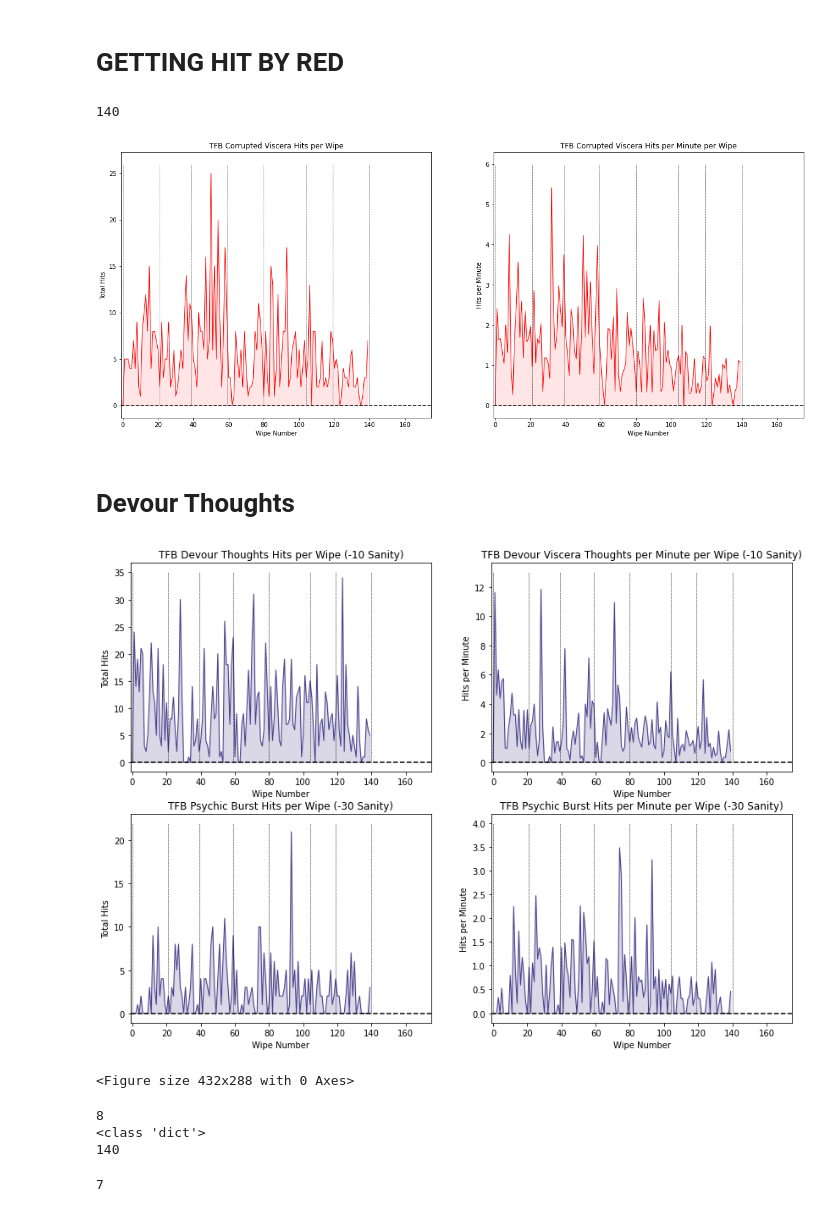
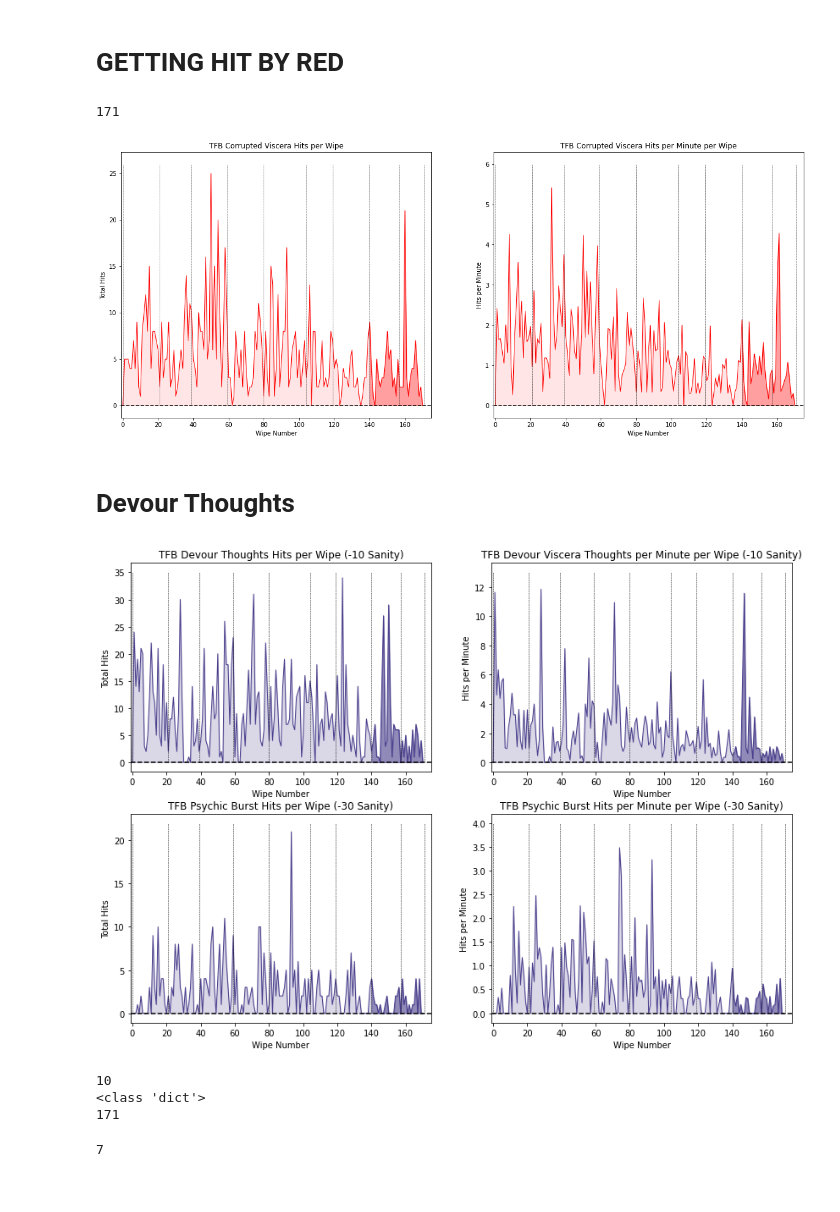
Before and after one commit to yma3/TheFriendlyBunch-WCLogs-Analysis, a Jupyter notebook: WCLogs.ipynb, the cells around one changed output. Cells and saved outputs as stored; diff of their text form; code cells hidden in the pictures.

```diff
--- a/WCLogs.ipynb
+++ b/WCLogs.ipynb
@@ -77,6 +84,7 @@ for friend in data2['friendlies']:
 # %%
 # For each grouped report, get each individual fight
 allfight_lengths = []
+allfight_bosshps = []
 fightlength_byid = {}
 for report in nzothlogs:
   with urllib.request.urlopen("https://www.warcraftlogs.com:443/v1/report/fights/" + report['id'] + '?api_key=' + APIKEY) as url:
@@ -90,6 +98,11 @@ for report in nzothlogs:
       endtime = fight['end_time']
       totaltime = (endtime-starttime)/1e3 # Convert ms to s
       allfight_lengths.append(totaltime)
+      if 'bossPercentage' not in fight.keys():
+        print(fight)
+        allfight_bosshps.append(100)
+      else:
+        allfight_bosshps.append(fight['bossPercentage']/100)
       fighttuples_list.append((starttime, endtime))
     fightlength_byid[report['id']] = fighttuples_list
 print(len(allfight_lengths))
@@ -146,0 +168,17 @@ plt.savefig(dir+'fightlength.png', format='png')
+# %%
+'''wipe_segments = []
+bosshps_segments = []
+for i in range(len(wipedays[:-2])):
+  startbound, endbound = wipedays[i], wipedays[i+2]
+  bosshpdata = allfight_bosshps[startbound:endbound]
+  wipenum = sorted(range(len(bosshpdata)), key=lambda k: bosshpdata[k])
+  for i in range(len(wipenum)):
+    wipenum[i] += startbound
+  bosshpdata.sort()
+  top10wipenum = wipenum[:10]
+  top10bosshpdata = bosshpdata[:10]
+  wipe_segments.append(top10wipenum)
+  bosshps_segments.append(top10bosshpdata)
+  print(wipenum)
+  print(bosshpdata)
+  # print(len(bosshpdata))'''
@@ -146,0 +206,16 @@ plt.savefig(dir+'fightlength.png', format='png')
+# %%
+'''from sklearn.linear_model import LinearRegression
+import numpy as np
+linearregression = LinearRegression()
+
+for i in range(len(wipe_segments)):
+  X = np.array(wipe_segments[i])
+  y = np.array(bosshps_segments[i])
+  X = np.reshape(X, (-1,1))
+  y = np.reshape(y, (-1,1))
+
+  print(X.shape, y.shape)
+
+  model = linearregression.fit(X, y)
+  print(model.intercept_, model.coef_)
+  '''
@@ -168,7 +374,7 @@ for reportcode, timelist in tqdm(fightlength_byid.items()):
       hitbyreds.append(len(data['events']))
 print(len(hitbyreds))
 # %% [output]
-140
+171
 # %%
 # Normalize hitbyreds?
 
@@ -181,34 +387,37 @@ plt.figure(2, figsize=(20,8))
 
 ax1 = plt.subplot(121)
 ax1.plot(hitbyreds, color='red', linewidth=1)
 ax1.fill_between(range(len(hitbyreds)), hitbyreds, alpha=0.1, color='red')
+ax1.fill_between(range(WIPES_UP_TO_LAST, len(hitbyreds)), hitbyreds[WIPES_UP_TO_LAST:], alpha=0.3, color='red')
 ax1.plot(range(-1, X_LIM+10), [0 for i in range(-1, X_LIM+10)], color='black', linestyle='--')
 
 for day in wipedays:
   ax1.plot([day for i in range(0, 27)], range(0, 27), color='black', linestyle='--', linewidth=0.5)
 
 plt.xlim([-1, X_LIM])
 ax1.set_xlabel('Wipe Number')
 ax1.set_ylabel('Total Hits')
 ax1.set_title('TFB Corrupted Viscera Hits per Wipe')
 
 ax2 = plt.subplot(122)
 ax2.plot(hitbyreds_norm, color='red', linewidth=1)
 ax2.fill_between(range(len(hitbyreds_norm)), hitbyreds_norm, alpha=0.1, color='red')
+ax2.fill_between(range(WIPES_UP_TO_LAST, len(hitbyreds_norm)), hitbyreds_norm[WIPES_UP_TO_LAST:], alpha=0.3, color='red')
+
 ax2.plot(range(-1, X_LIM+10), [0 for i in range(-1, X_LIM+10)], color='black', linestyle='--')
 
 for day in wipedays:
   ax2.plot([day for i in range(0, 7)], range(0, 7), color='black', linestyle='--', linewidth=0.5)
 
 ax2.set_xlabel('Wipe Number')
 ax2.set_ylabel('Hits per Minute')
 ax2.set_title('TFB Corrupted Viscera Hits per Minute per Wipe')
 plt.xlim([-1, X_LIM])
 
 plt.savefig(dir+'corruptedviscera.png', format='png')
 plt.show()
 # %% [output]
-[figure, old version]
+[figure, new version]
 # %% [markdown]
 # Devour Thoughts
 # %%
@@ -241,6 +450,8 @@ plt.figure(3, figsize=(14,10))
 ax1 = plt.subplot(221)
 ax1.plot(hitbydt, color='darkslateblue', linewidth=1)
 ax1.fill_between(range(len(hitbydt)), hitbydt, alpha=0.2, color='darkslateblue')
+ax1.fill_between(range(WIPES_UP_TO_LAST, len(hitbydt)), hitbydt[WIPES_UP_TO_LAST:], alpha=0.5, color='darkslateblue')
+
 ax1.plot(range(-1, X_LIM+10), [0 for i in range(-1, X_LIM+10)], color='black', linestyle='--')
 
 for day in wipedays:
@@ -254,6 +465,7 @@ ax1.set_title('TFB Devour Thoughts Hits per Wipe (-10 Sanity)')
 ax2 = plt.subplot(222)
 ax2.plot(hitbydt_norm, color='darkslateblue', linewidth=1)
 ax2.fill_between(range(len(hitbydt_norm)), hitbydt_norm, alpha=0.2, color='darkslateblue')
+ax2.fill_between(range(WIPES_UP_TO_LAST, len(hitbydt_norm)), hitbydt_norm[WIPES_UP_TO_LAST:], alpha=0.5, color='darkslateblue')
 ax2.plot(range(-1, X_LIM+10), [0 for i in range(-1, X_LIM+10)], color='black', linestyle='--')
 
 for day in wipedays:
@@ -267,6 +479,7 @@ plt.xlim([-1, X_LIM])
 ax3 = plt.subplot(223)
 ax3.plot(hitbypb, color='darkslateblue', linewidth=1)
 ax3.fill_between(range(len(hitbypb)), hitbypb, alpha=0.2, color='darkslateblue')
+ax3.fill_between(range(WIPES_UP_TO_LAST, len(hitbypb)), hitbypb[WIPES_UP_TO_LAST:], alpha=0.5, color='darkslateblue')
 ax3.plot(range(-1, X_LIM+10), [0 for i in range(-1, X_LIM+10)], color='black', linestyle='--')
 
 for day in wipedays:
@@ -281,6 +494,7 @@ ax3.set_title('TFB Psychic Burst Hits per Wipe (-30 Sanity)')
 ax4 = plt.subplot(224)
 ax4.plot(hitbypb_norm, color='darkslateblue', linewidth=1)
 ax4.fill_between(range(len(hitbypb_norm)), hitbypb_norm, alpha=0.2, color='darkslateblue')
+ax4.fill_between(range(WIPES_UP_TO_LAST, len(hitbypb_norm)), hitbypb_norm[WIPES_UP_TO_LAST:], alpha=0.5, color='darkslateblue')
 ax4.plot(range(-1, X_LIM+10), [0 for i in range(-1, X_LIM+10)], color='black', linestyle='--')
 
 for day in wipedays:
@@ -290,20 +504,19 @@ ax4.set_xlabel('Wipe Number')
 ax4.set_ylabel('Hits per Minute')
 ax4.set_title('TFB Psychic Burst Hits per Minute per Wipe (-30 Sanity)')
 plt.xlim([-1, X_LIM])
+plt.savefig(dir+'devourthoughts.png', format='png')
 
 plt.show()
-plt.savefig(dir+'devourthoughts.png', format='png')
 # %% [output]
-[figure, old version]
+[figure, new version]
-<Figure size 432x288 with 0 Axes>
 # %%
 print(len(fightlength_byid))
 print(type(fightlength_byid))
 print(len(hitbydt))
 # %% [output]
-8
+10
 <class 'dict'>
-140
+171
 # %%
 with urllib.request.urlopen("https://www.warcraftlogs.com:443/v1/report/events/damage-taken/984PDJ73AajwKXLG?start=10591620&end=11162724&hostility=0&abilityid=318688&api_key=" + APIKEY) as url:
   data = json.loads(url.read().decode())
```
Also changed, not shown: parts of 14 cells of this notebook.
